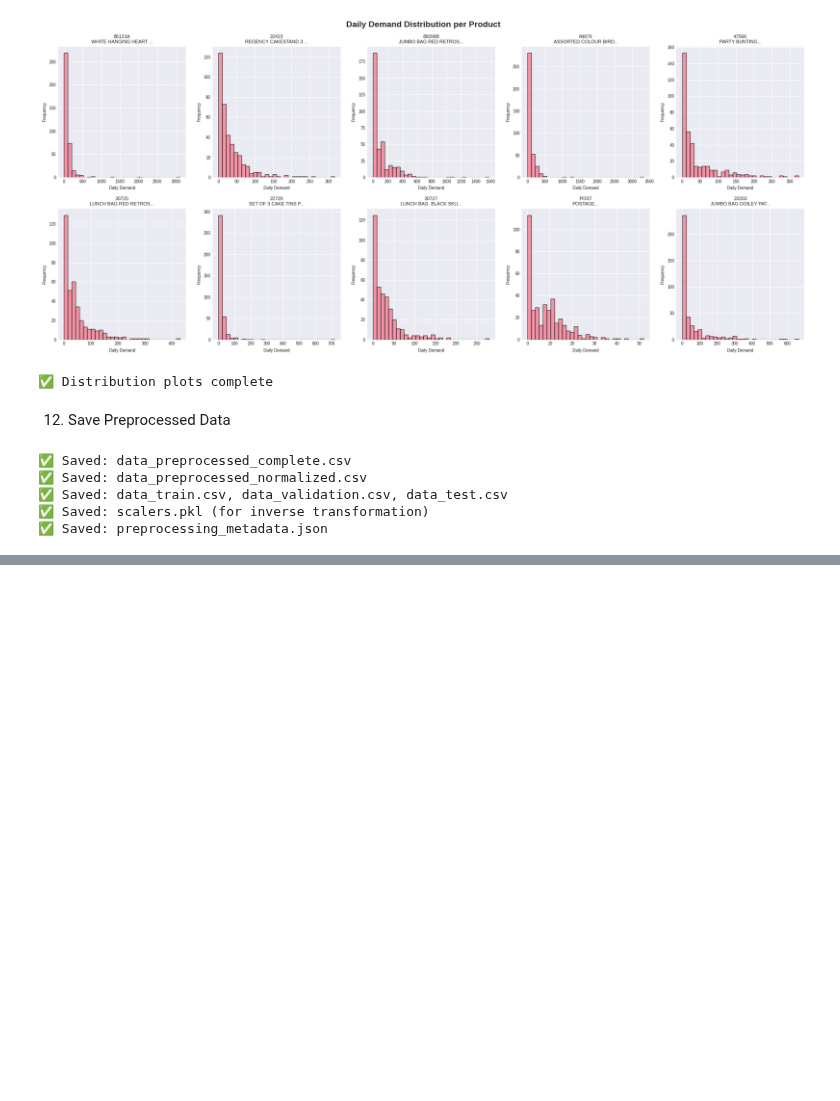
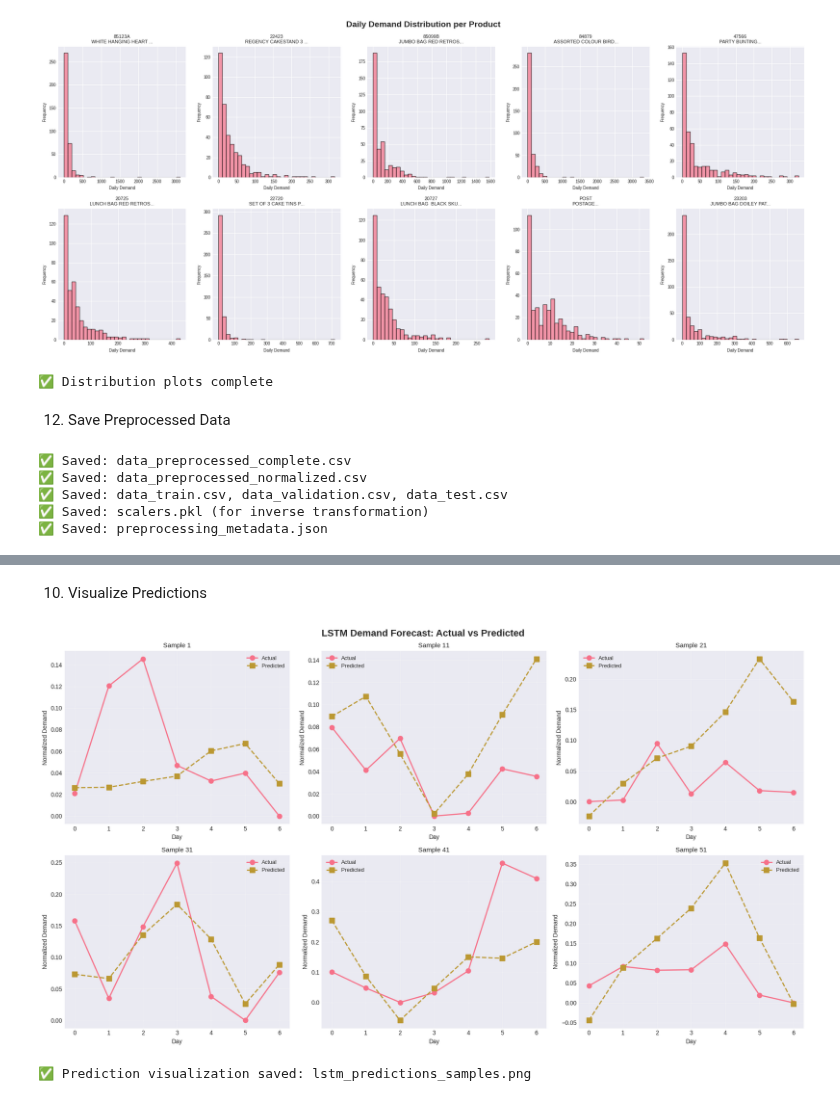
Before and after one commit to wantedwx/ICT304_Grp-1_SmartStock-AI, a Jupyter notebook: ICT304_Grp_1_SmartStock_AI.ipynb, the cells around one changed output, grey strips where cells are left out. Cells and saved outputs as stored; diff of their text form; code cells hidden in the pictures; blank space fills up the shorter version.

```diff
--- a/ICT304_Grp_1_SmartStock_AI.ipynb
+++ b/ICT304_Grp_1_SmartStock_AI.ipynb
@@ -1133,0 +1672,17 @@ print("✅ Saved: preprocessing_metadata.json")
+# %%
+# Make predictions on test set
+print("Evaluating model on test set...\n")
+
+y_pred = model.predict(X_test, verbose=0)
+
+# Calculate overall metrics (normalized)
+metrics = calculate_metrics(y_test, y_pred)
+
+print("="*80)
+print("MODEL PERFORMANCE ON TEST SET (Normalized Scale)")
+print("="*80)
+print(f"RMSE (Root Mean Squared Error): {metrics['RMSE']:.4f}")
+print(f"MAE  (Mean Absolute Error):      {metrics['MAE']:.4f}")
+print(f"MAPE (Mean Absolute % Error):    {metrics['MAPE']:.2f}%")
+print(f"Accuracy (within ±10%):          {metrics['Accuracy']:.2f}%")
+print("="*80)
@@ -1133,0 +1700,29 @@ print("✅ Saved: preprocessing_metadata.json")
+# %% [markdown]
+10. Visualize Predictions
+# %%
+# Plot actual vs predicted for sample sequences
+fig, axes = plt.subplots(2, 3, figsize=(18, 10))
+axes = axes.flatten()
+
+for i in range(min(6, len(y_test))):
+    idx = i * 10  # Sample every 10th sequence
+    if idx >= len(y_test):
+        break
+
+    axes[i].plot(y_test[idx], 'o-', label='Actual', linewidth=2, markersize=8)
+    axes[i].plot(y_pred[idx], 's--', label='Predicted', linewidth=2, markersize=8)
+    axes[i].set_xlabel('Day', fontsize=10)
+    axes[i].set_ylabel('Normalized Demand', fontsize=10)
+    axes[i].set_title(f'Sample {idx+1}', fontsize=11)
+    axes[i].legend(fontsize=9)
+    axes[i].grid(True, alpha=0.3)
+
+plt.suptitle('LSTM Demand Forecast: Actual vs Predicted', fontsize=16, fontweight='bold')
+plt.tight_layout()
+plt.savefig('lstm_predictions_samples.png', dpi=300, bbox_inches='tight')
+plt.show()
+
+print("✅ Prediction visualization saved: lstm_predictions_samples.png")
+# %% [output]
+[figure, added]
+✅ Prediction visualization saved: lstm_predictions_samples.png
```
Also changed, not shown: parts of 33 cells of this notebook.
